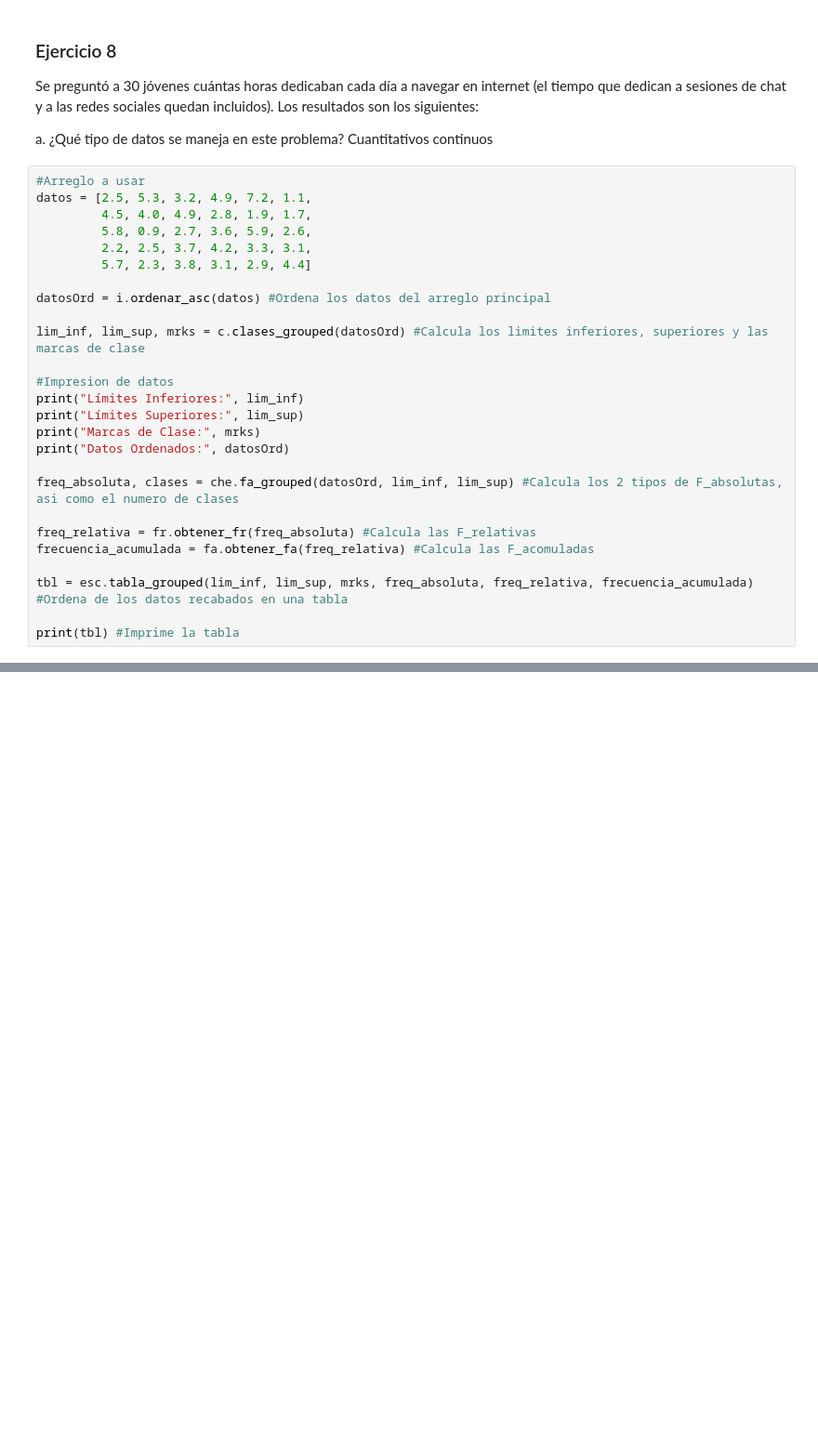
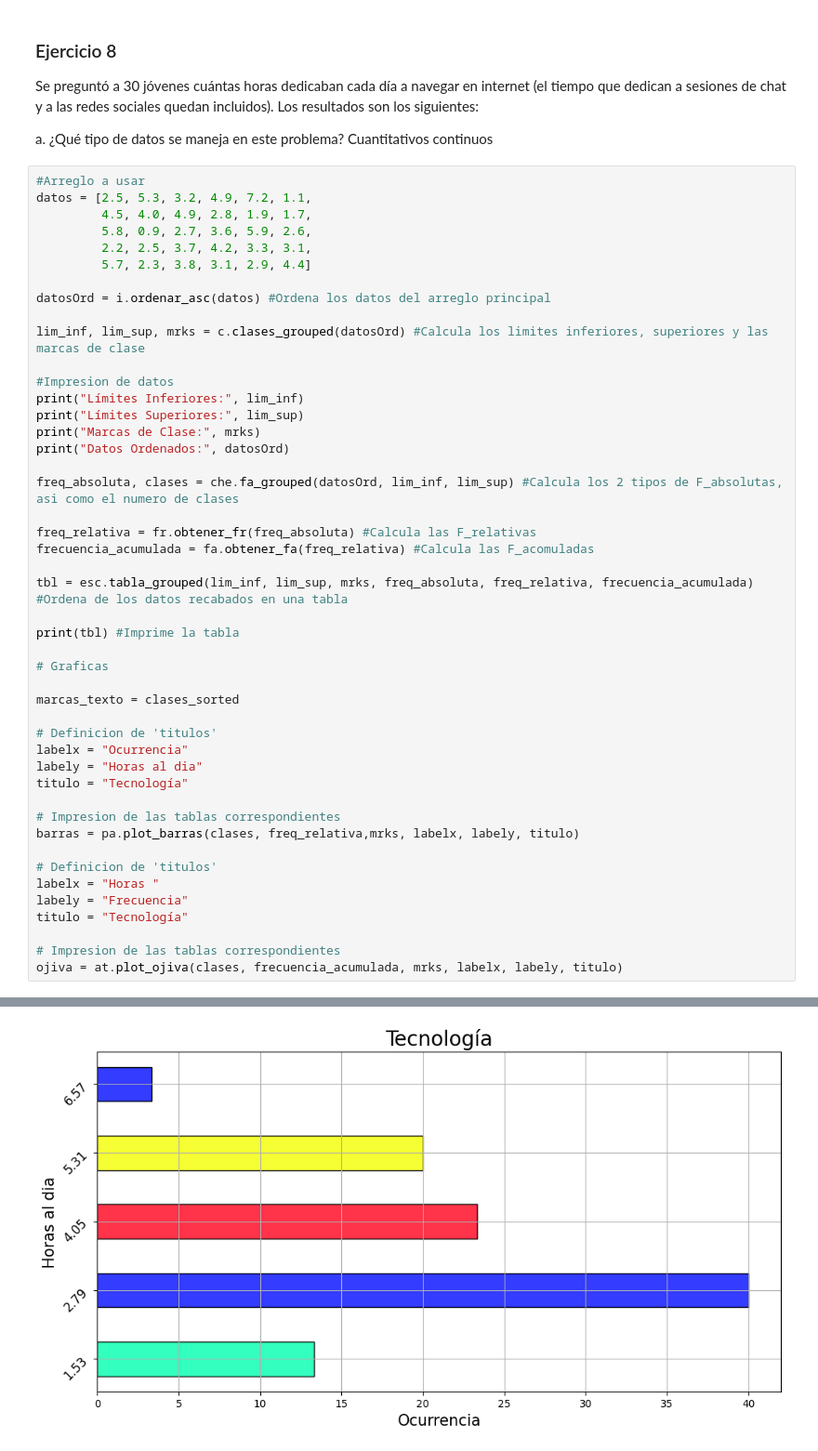
Before and after one commit to imac28lab/RRM_Verano_2024_T1, a Jupyter notebook: Ejercicios.ipynb, the cells around one changed output, grey strips where cells are left out. Shown: that part at 93% size. Drawn from its saved outputs; the diff is of its cells as text; blank space fills up the shorter version.

```diff
--- a/Ejercicios.ipynb
+++ b/Ejercicios.ipynb
@@ -91,30 +91,51 @@ print("Límites Inferiores:", lim_inf)
 print("Límites Superiores:", lim_sup)
 print("Marcas de Clase:", mrks)
 print("Datos Ordenados:", datosOrd)
 
 freq_absoluta, clases = che.fa_grouped(datosOrd, lim_inf, lim_sup) #Calcula los 2 tipos de F_absolutas, asi como el numero de clases
 
 freq_relativa = fr.obtener_fr(freq_absoluta) #Calcula las F_relativas
 frecuencia_acumulada = fa.obtener_fa(freq_relativa) #Calcula las F_acomuladas
 
 tbl = esc.tabla_grouped(lim_inf, lim_sup, mrks, freq_absoluta, freq_relativa, frecuencia_acumulada) #Ordena de los datos recabados en una tabla
 
 print(tbl) #Imprime la tabla
+
+# Graficas
+
+marcas_texto = clases_sorted
+
+# Definicion de 'titulos'
+labelx = "Ocurrencia"
+labely = "Horas al dia"
+titulo = "Tecnología"
+
+# Impresion de las tablas correspondientes
+barras = pa.plot_barras(clases, freq_relativa,mrks, labelx, labely, titulo)
+
+# Definicion de 'titulos'
+labelx = "Horas "
+labely = "Frecuencia"
+titulo = "Tecnología"
+
+# Impresion de las tablas correspondientes
+ojiva = at.plot_ojiva(clases, frecuencia_acumulada, mrks, labelx, labely, titulo)
 # %% [output]
 Límites Inferiores: [0.9, 2.16, 3.42, 4.68, 5.94]
 Límites Superiores: [2.16, 3.42, 4.68, 5.94, 7.2]
 Marcas de Clase: [1.53, 2.79, 4.05, 5.31, 6.57]
 Datos Ordenados: [0.9, 1.1, 1.7, 1.9, 2.2, 2.3, 2.5, 2.5, 2.6, 2.7, 2.8, 2.9, 3.1, 3.1, 3.2, 3.3, 3.6, 3.7, 3.8, 4.0, 4.2, 4.4, 4.5, 4.9, 4.9, 5.3, 5.7, 5.8, 5.9, 7.2]
    Limite inferior  Limite superior  Marcas de clase  Frecuencia absoluta  \
 0             0.90             2.16             1.53                    4
 1             2.16             3.42             2.79                   12
 2             3.42             4.68             4.05                    7
 3             4.68             5.94             5.31                    6
 4             5.94             7.20             6.57                    1
 
    Frecuencia Relativa  Frecuencia Acumulada
 0            13.333333             13.333333
 1            40.000000             53.333333
 2            23.333333             76.666667
 3            20.000000             96.666667
 4             3.333333            100.000000
+[figure, added]
```
Also changed, not shown: parts of 1 cell of this notebook.
